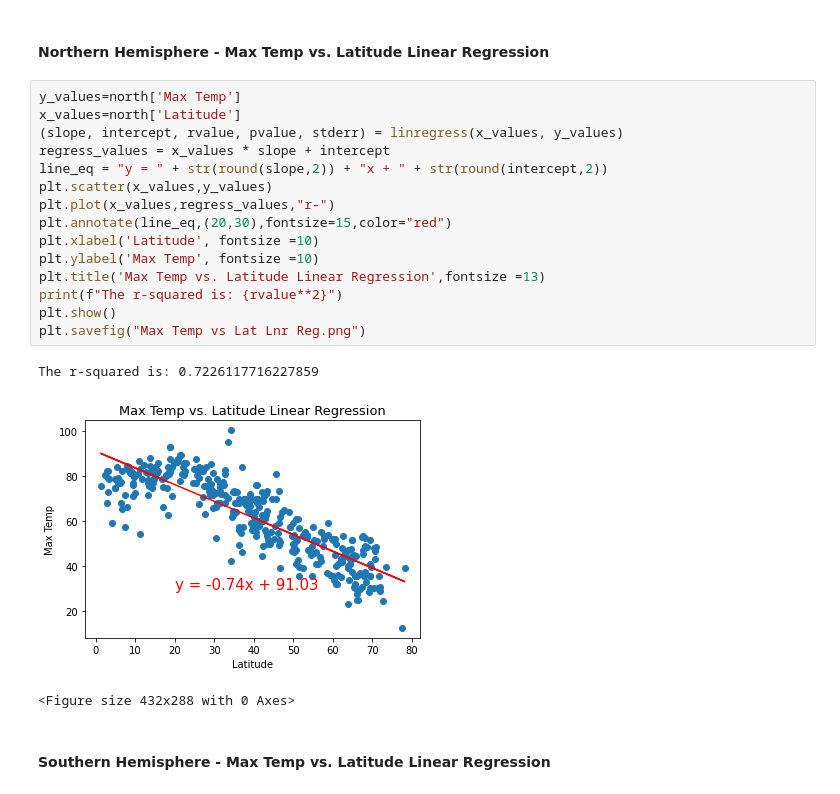
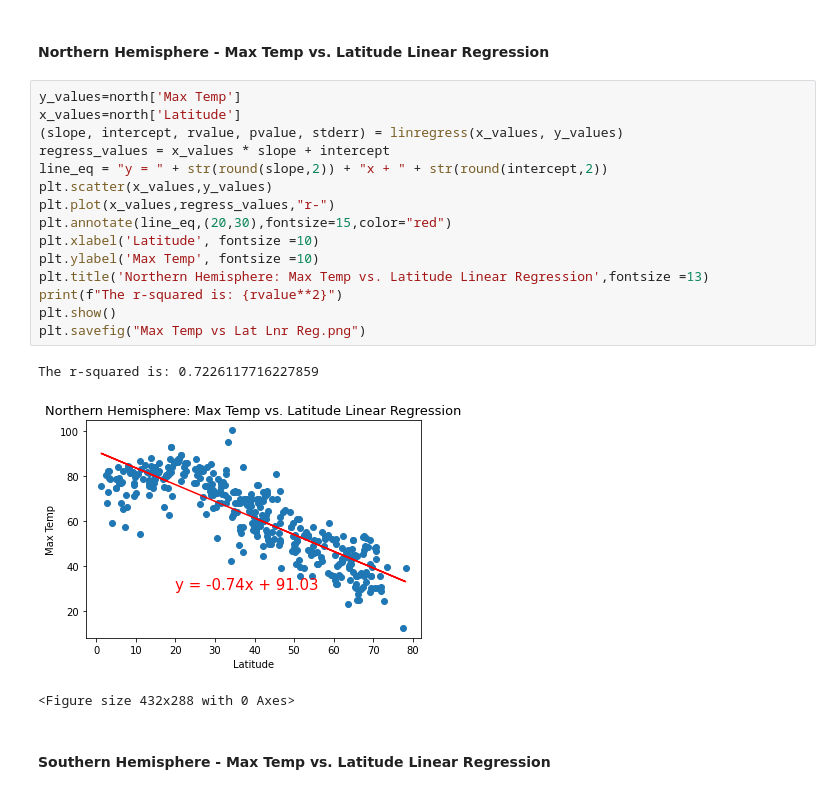
Before and after one commit to arcebri1/API-challenge, a Jupyter notebook: WeatherPy/WeatherPy.ipynb, the cells around one changed output. Cells and saved outputs as stored; diff of their text form.

```diff
--- a/WeatherPy/WeatherPy.ipynb
+++ b/WeatherPy/WeatherPy.ipynb
@@ -313,21 +313,21 @@ south
 # %%
 y_values=north['Max Temp']
 x_values=north['Latitude']
 (slope, intercept, rvalue, pvalue, stderr) = linregress(x_values, y_values)
 regress_values = x_values * slope + intercept
 line_eq = "y = " + str(round(slope,2)) + "x + " + str(round(intercept,2))
 plt.scatter(x_values,y_values)
 plt.plot(x_values,regress_values,"r-")
 plt.annotate(line_eq,(20,30),fontsize=15,color="red")
 plt.xlabel('Latitude', fontsize =10)
 plt.ylabel('Max Temp', fontsize =10)
-plt.title('Max Temp vs. Latitude Linear Regression',fontsize =13)
+plt.title('Northern Hemisphere: Max Temp vs. Latitude Linear Regression',fontsize =13)
 print(f"The r-squared is: {rvalue**2}")
 plt.show()
 plt.savefig("Max Temp vs Lat Lnr Reg.png")
 # %% [output]
 The r-squared is: 0.7226117716227859
-[figure, old version]
+[figure, new version]
 <Figure size 432x288 with 0 Axes>
 # %% [markdown]
 ####  Southern Hemisphere - Max Temp vs. Latitude Linear Regression
```
Also changed, not shown: parts of 1 cell of this notebook, 1 other file.
